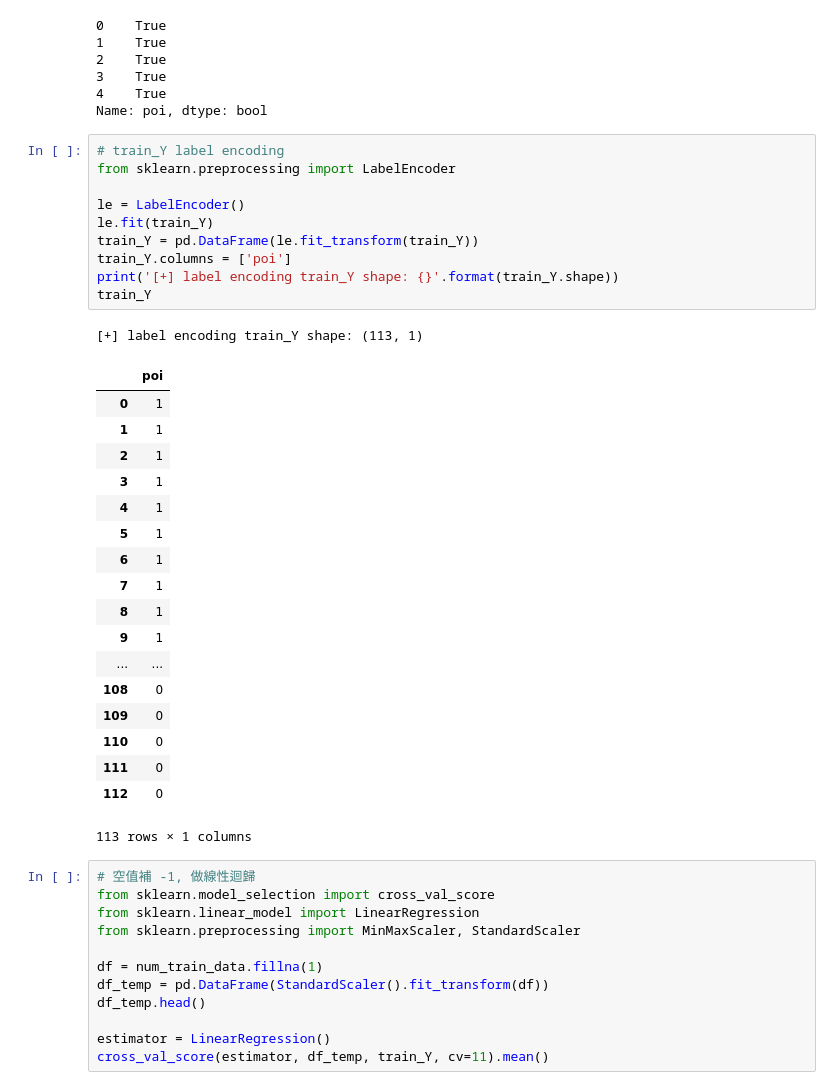
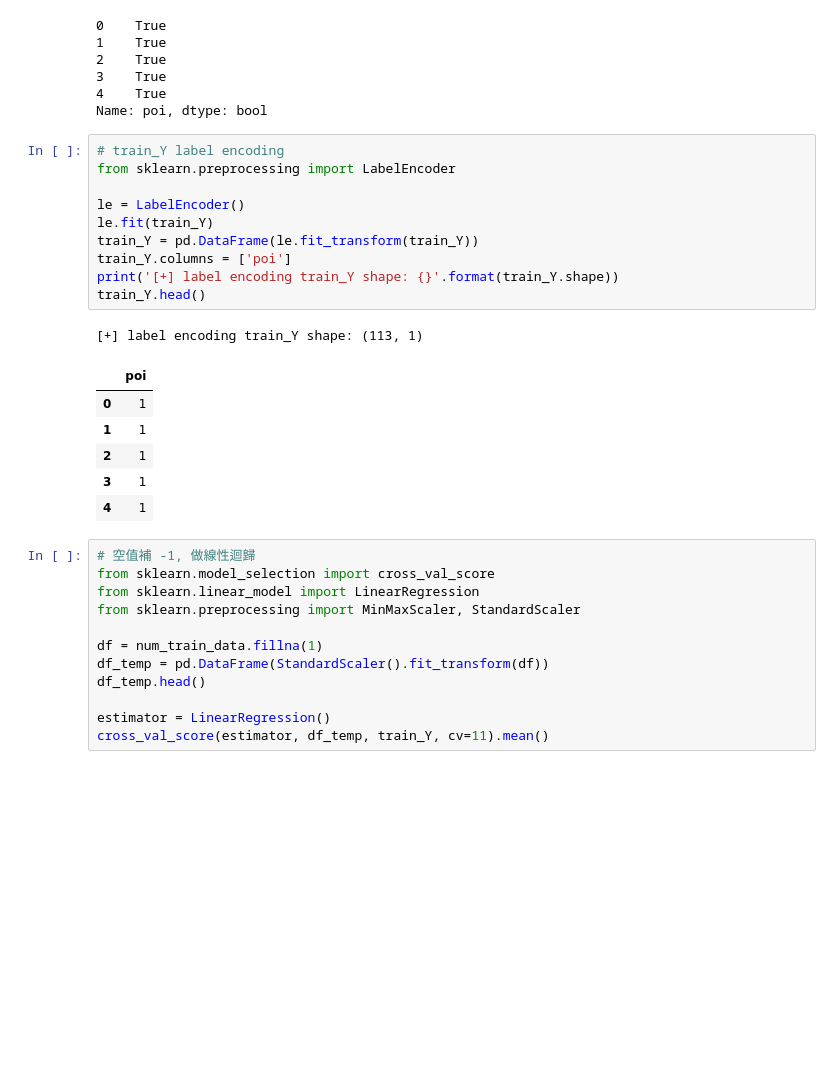
Before and after one commit to AdolphGirL/3rd-ML100Days, a Jupyter notebook: homework/Day_052_HW.ipynb, the cells around one changed output. Saved outputs shown, nothing was run; the diff lists cells and outputs as text; blank space fills up the shorter version.

```diff
--- a/homework/Day_052_HW.ipynb
+++ b/homework/Day_052_HW.ipynb
@@ -61,33 +61,21 @@ Name: poi, dtype: bool
 # %%
 # train_Y label encoding
 from sklearn.preprocessing import LabelEncoder
 
 le = LabelEncoder()
 le.fit(train_Y)
 train_Y = pd.DataFrame(le.fit_transform(train_Y))
 train_Y.columns = ['poi']
 print('[+] label encoding train_Y shape: {}'.format(train_Y.shape))
-train_Y
+train_Y.head()
 # %% [output]
 [+] label encoding train_Y shape: (113, 1)
 |  | poi |
 | 0 | 1 |
 | 1 | 1 |
 | 2 | 1 |
 | 3 | 1 |
 | 4 | 1 |
-| 5 | 1 |
-| 6 | 1 |
-| 7 | 1 |
-| 8 | 1 |
-| 9 | 1 |
-| ... | ... |
-| 108 | 0 |
-| 109 | 0 |
-| 110 | 0 |
-| 111 | 0 |
-| 112 | 0 |
-113 rows × 1 columns
 # %%
 # 空值補 -1, 做線性迴歸
 from sklearn.model_selection import cross_val_score
```
Also changed, not shown: parts of 3 cells of this notebook.
